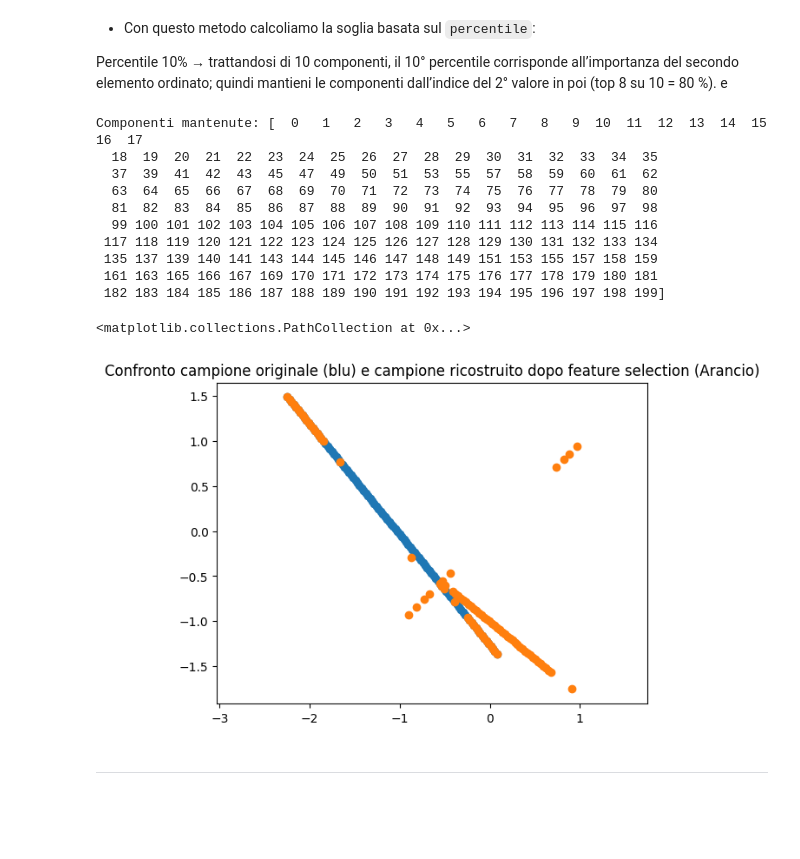
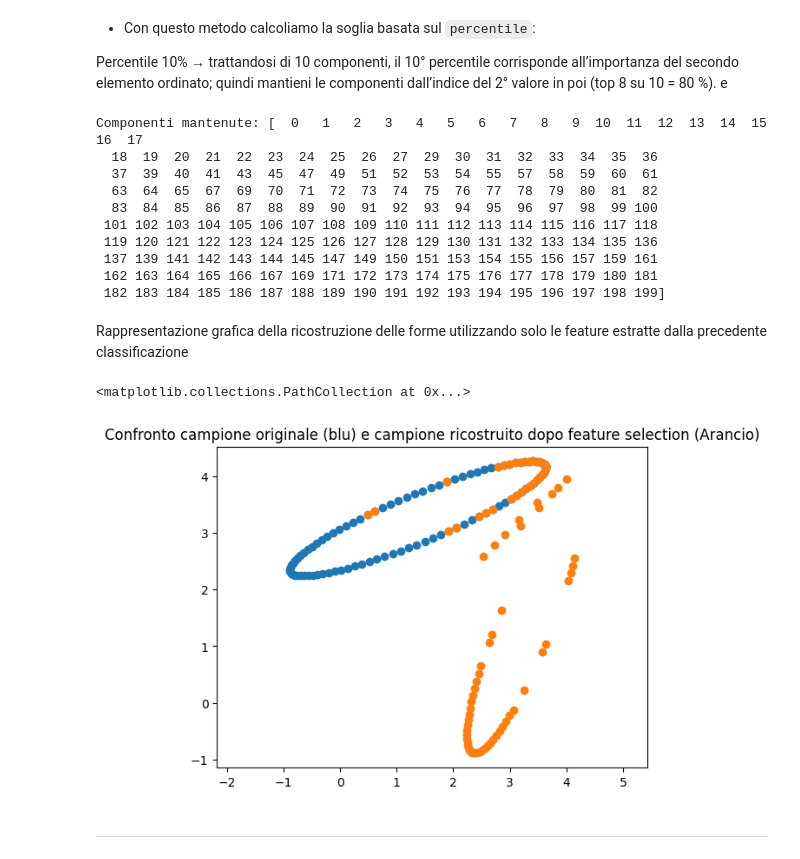
Before and after one commit to fettinz/Shape-recognition-Machine-Learning, a Jupyter notebook: Bellacopia.ipynb, the cells around one changed output. Cells and saved outputs as stored; diff of their text form; code cells hidden in the pictures; blank space fills up the shorter version.

```diff
--- a/Bellacopia.ipynb
+++ b/Bellacopia.ipynb
@@ -375,45 +385,47 @@ Percentile 10% → trattandosi di 10 componenti, il 10° percentile corrisponde
 quindi mantieni le componenti dall’indice del 2° valore in poi (top 8 su 10 = 80 %).
 e
 # %%
-threshold = np.percentile(importances_rf, 10)  # top 90%
-mask = importances_rf >= threshold
+importance_threshold = np.percentile(importances_rf, 10)  # top 90%
+mask = importances_rf >= importance_threshold
 print("Componenti mantenute:", np.where(mask)[0]) #Indicizzazione X[:, mask] filtra le colonne, riducendo dimensionalità e mantenendo solo quelle ritenute “importanti”.
 X_train_sel = X_train[:, mask]
 X_test_sel  = X_test[:,  mask]
 # %% [output]
 Componenti mantenute: [  0   1   2   3   4   5   6   7   8   9  10  11  12  13  14  15  16  17
-  18  19  20  21  22  23  24  25  26  27  28  29  30  31  32  33  34  35
-  37  39  41  42  43  45  47  49  50  51  53  55  57  58  59  60  61  62
-  63  64  65  66  67  68  69  70  71  72  73  74  75  76  77  78  79  80
-  81  82  83  84  85  86  87  88  89  90  91  92  93  94  95  96  97  98
-  99 100 101 102 103 104 105 106 107 108 109 110 111 112 113 114 115 116
- 117 118 119 120 121 122 123 124 125 126 127 128 129 130 131 132 133 134
- 135 137 139 140 141 143 144 145 146 147 148 149 151 153 155 157 158 159
- 161 163 165 166 167 169 170 171 172 173 174 175 176 177 178 179 180 181
+  18  19  20  21  22  23  24  25  26  27  29  30  31  32  33  34  35  36
+  37  39  40  41  43  45  47  49  51  52  53  54  55  57  58  59  60  61
+  63  64  65  67  69  70  71  72  73  74  75  76  77  78  79  80  81  82
+  83  84  85  86  87  88  89  90  91  92  93  94  95  96  97  98  99 100
+ 101 102 103 104 105 106 107 108 109 110 111 112 113 114 115 116 117 118
+ 119 120 121 122 123 124 125 126 127 128 129 130 131 132 133 134 135 136
+ 137 139 141 142 143 144 145 147 149 150 151 153 154 155 156 157 159 161
+ 162 163 164 165 166 167 169 171 172 173 174 175 176 177 178 179 180 181
  182 183 184 185 186 187 188 189 190 191 192 193 194 195 196 197 198 199]
+# %% [markdown]
+Rappresentazione grafica della ricostruzione delle forme utilizzando solo le feature estratte dalla precedente classificazione
 # %%
-i = np.random.randint(low=1, high=4000)
+i = np.random.randint(low=1, high=1000)
 
 projected_example_train = X_train_sel[i]
 transformed_example_train = projected_example_train.reshape(-1,2)
 
 orig = X_train[i].reshape(-1,2)
 x  = [orig[i][0] for i in range(orig.shape[0])]
 y  = [orig[i][1] for i in range(orig.shape[0])]
 ax1 = plt.subplot()
 ax1.set_title("Campione originale")
 ax1.axis('equal')
 ax1.scatter(x,y)
 
 x_recon  = [transformed_example_train[i][0] for i in range(transformed_example_train.shape[0])]
 y_recon  = [transformed_example_train[i][1] for i in range(transformed_example_train.shape[0])]
 ax2 = plt.subplot()
 ax2.set_title("Confronto campione originale (blu) e campione ricostruito dopo feature selection (Arancio)")
 ax2.axis('equal')
 ax2.scatter(x_recon,y_recon)
 # %% [output]
 <matplotlib.collections.PathCollection at 0x...>
-[figure, old version]
+[figure, new version]
 # %% [markdown]
 ---
 # %% [markdown]
```
Also changed, not shown: parts of 62 cells of this notebook, 1 other file.
